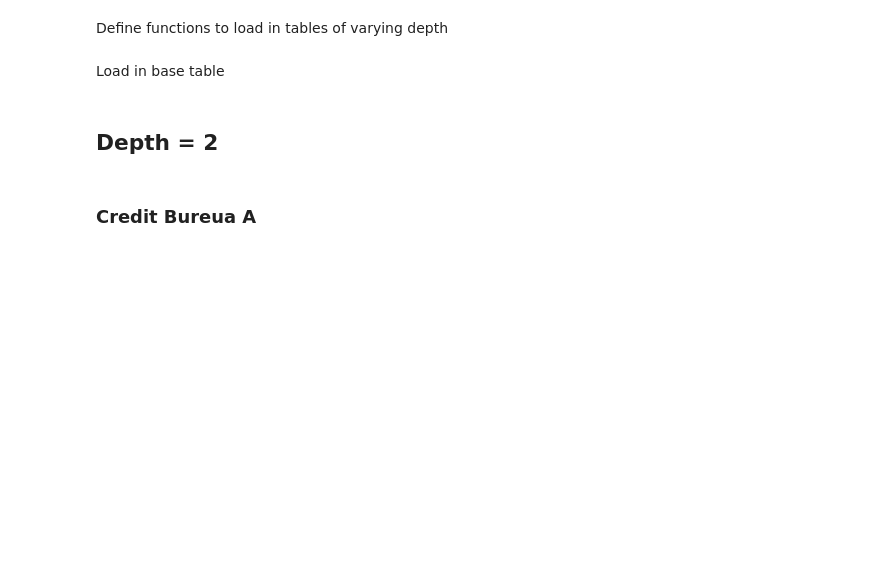
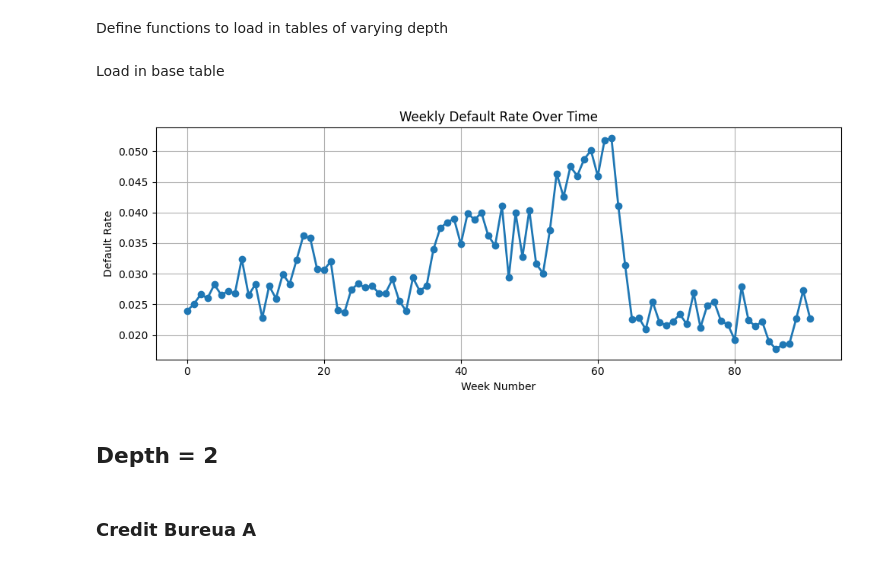
Before and after one commit to manpreetsingh227/MSc-project, a Jupyter notebook: notebooks/EDA.ipynb, the cells around one changed output. Cells and saved outputs as stored; diff of their text form; code cells hidden in the pictures; blank space fills up the shorter version.

```diff
--- a/notebooks/EDA.ipynb
+++ b/notebooks/EDA.ipynb
@@ -51,6 +51,27 @@ Load in base table
 # %%
 path = '/rds/general/user/ms2524/home/amexproject/parquet_files/train/train_'
 base_cba = pd.read_parquet(path + "base.parquet", columns=['case_id','WEEK_NUM','target'])
+# %%
+import pandas as pd
+import matplotlib.pyplot as plt
+
+weekly_defaults = (
+    base_cba
+    .groupby('WEEK_NUM')['target']
+    .mean()
+    .reset_index()
+)
+
+plt.figure(figsize=(10, 4))
+plt.plot(weekly_defaults['WEEK_NUM'], weekly_defaults['target'], marker='o', linewidth=2)
+plt.title('Weekly default rate over time')
+plt.xlabel('Week number')
+plt.ylabel('Default Rate')
+plt.grid(True)
+plt.tight_layout()
+plt.show()
+# %% [output]
+[figure, added]
 # %% [markdown]
 ## Depth = 2
 # %% [markdown]
```
